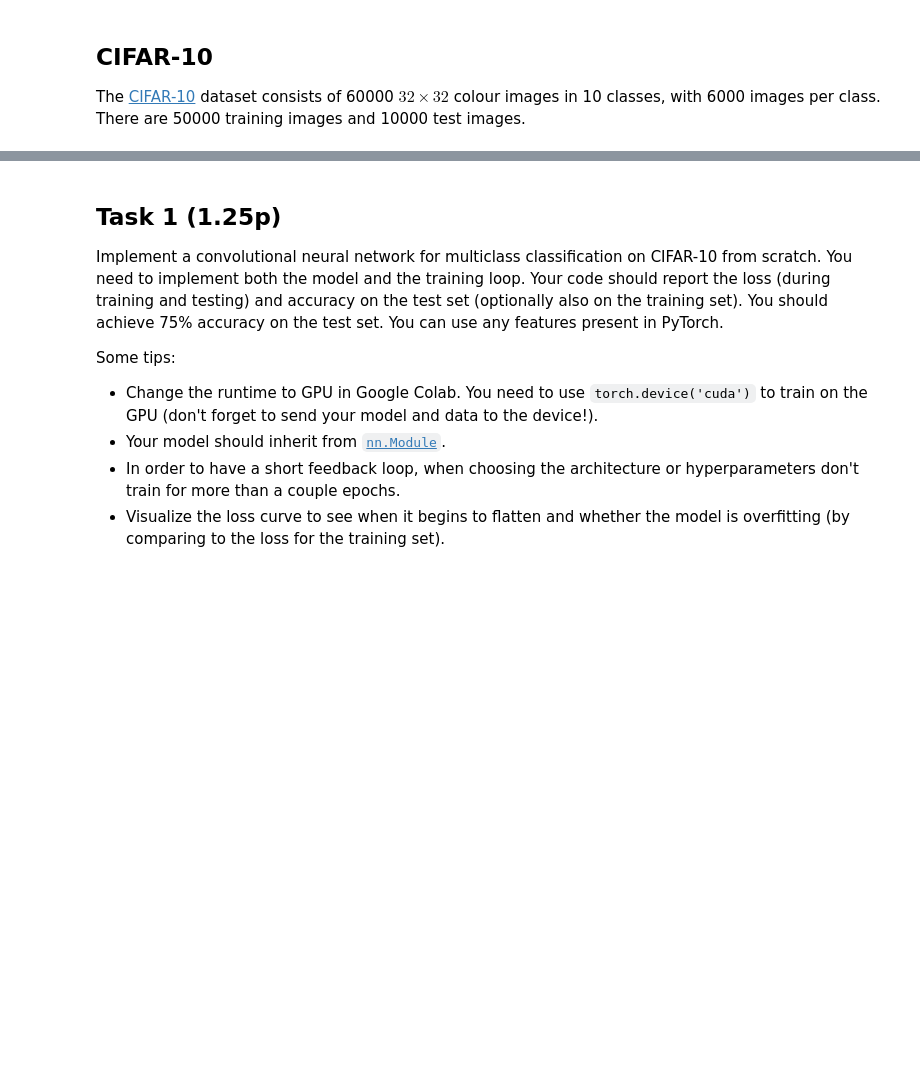
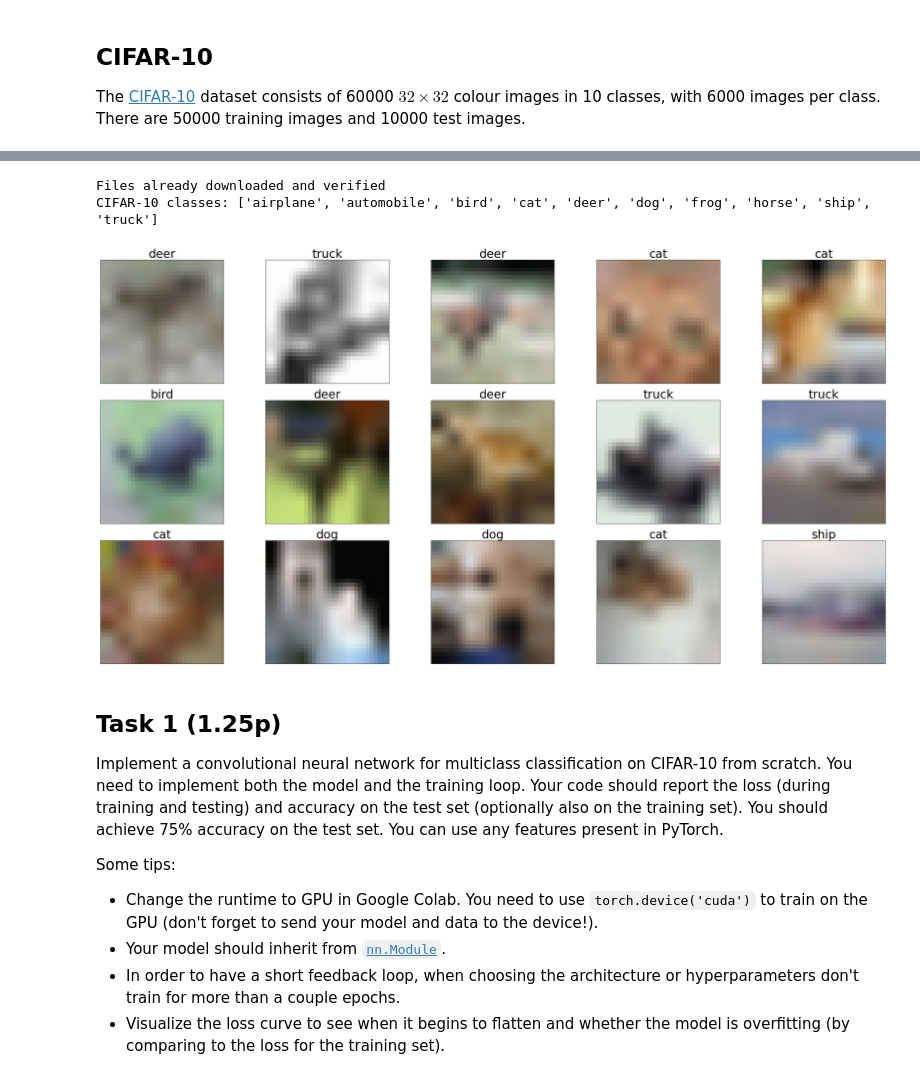
Before and after one commit to BartekKrzepkowski/aann2021-private-bk, a Jupyter notebook: solutions/bk_solution_07_computer_vision.ipynb, the cells around one changed output, grey strips where cells are left out. Cells and saved outputs as stored; diff of their text form; code cells hidden in the pictures; blank space fills up the shorter version.

```diff
--- a/solutions/bk_solution_07_computer_vision.ipynb
+++ b/solutions/bk_solution_07_computer_vision.ipynb
@@ -129,3 +129,26 @@ CIFAR-10 classes: ['airplane', 'automobile', 'bird', 'cat', 'deer', 'dog', 'frog
+# %%
+dataset = CIFAR10(root='.', train=True, transform=Compose([ToTensor(), Resize(8), Resize(32)]), download=True)
+loader = DataLoader(dataset, batch_size=15, shuffle=True)
+
+# get a single batch
+x, y = next(iter(loader))
+
+fig, axes = plt.subplots(nrows=3, ncols=5, figsize=(30, 15))
+for i, row in enumerate(axes):
+    for j, ax in enumerate(row):
+        ind = 5 * i + j
+        ax.imshow(np.transpose(x[ind], (1, 2, 0)))
+        ax.set_title(f"{dataset.classes[y[ind]]}", fontdict={'size': 30})
+        ax.set_xticks([])
+        ax.set_yticks([])
+
+fig.tight_layout()
+
+print(f"CIFAR-10 classes: {dataset.classes}")
+# %% [output]
+Files already downloaded and verified
+CIFAR-10 classes: ['airplane', 'automobile', 'bird', 'cat', 'deer', 'dog', 'frog', 'horse', 'ship', 'truck']
+[figure, added]
 # %% [markdown]
 ## Task 1 (1.25p)
 Implement a convolutional neural network for multiclass classification on CIFAR-10 from scratch. You need to implement both the model and the training loop. Your code should report the loss (during training and testing) and accuracy on the test set (optionally also on the training set). You should achieve 75% accuracy on the test set. You can use any features present in PyTorch.
```
Also changed, not shown: parts of 2 cells of this notebook, 5 other files.
